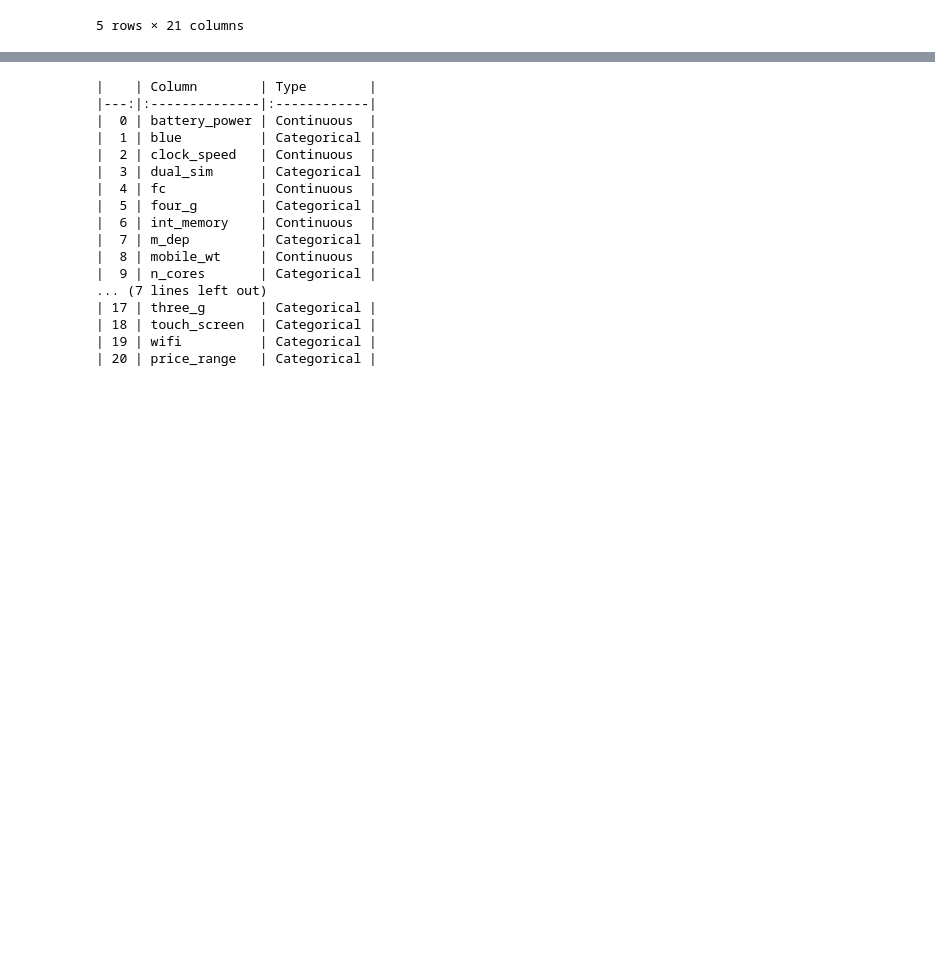
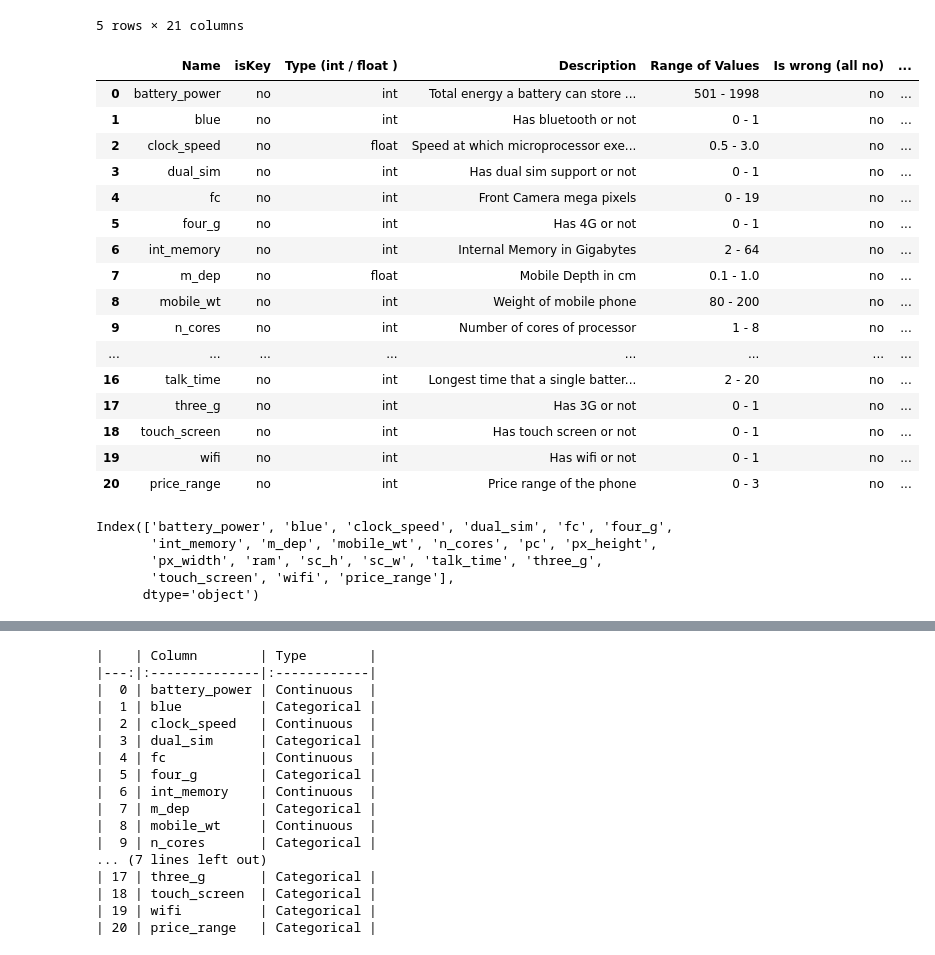
Before and after one commit to R4j4n/Semester2, a Jupyter notebook: 3334/Inclass1/analysis.ipynb, the cells around one changed output, grey strips where cells are left out. Saved outputs shown, nothing was run; the diff lists cells and outputs as text; code cells hidden in the pictures; blank space fills up the shorter version.

```diff
--- a/3334/Inclass1/analysis.ipynb
+++ b/3334/Inclass1/analysis.ipynb
@@ -12,3 +12,77 @@ df.head()
 | 3 | 615 | 1 | 2.5 | 0 | 0 | 0 | 10 | 0.8 | 131 | ... |
 | 4 | 1821 | 1 | 1.2 | 0 | 13 | 1 | 44 | 0.6 | 141 | ... |
 5 rows × 21 columns
+# %%
+
+
+# Define the descriptions list
+descriptions = [
+    "Total energy a battery can store in one time measured in mAh",
+    "Has bluetooth or not",
+    "Speed at which microprocessor executes instructions",
+    "Has dual sim support or not",
+    "Front Camera mega pixels",
+    "Has 4G or not",
+    "Internal Memory in Gigabytes",
+    "Mobile Depth in cm",
+    "Weight of mobile phone",
+    "Number of cores of processor",
+    "Primary Camera mega pixels",
+    "Pixel Resolution Height",
+    "Pixel Resolution Width",
+    "Random Access Memory in Megabytes",
+    "Screen Height of mobile in cm",
+    "Screen Width of mobile in cm",
+    "Longest time that a single battery charge will last when you are",
+    "Has 3G or not",
+    "Has touch screen or not",
+    "Has wifi or not",
+    "Price range of the phone "
+]
+
+# Ensure the length of the descriptions list matches the number of columns
+assert len(descriptions) == len(df.columns), "Descriptions list length does not match the number of columns"
+
+# Define a function to get the range of values
+def get_range(series):
+    return f"{series.min()} - {series.max()}"
+
+# Create the table
+table = pd.DataFrame({
+    'Name': df.columns,
+    'isKey': ['no'] * len(df.columns),
+    'Type (int / float )': ['int' if pd.api.types.is_integer_dtype(df[col]) else 'float' for col in df.columns],
+    'Description': descriptions,
+    'Range of Values': [get_range(df[col]) for col in df.columns],
+    'Is wrong (all no)': ['no'] * len(df.columns),
+    'Any outlier (all no)': ['no'] * len(df.columns),
+    'Categorical or Continuous': ['Categorical' if df[col].nunique() < 10 else 'Continuous' for col in df.columns]
+})
+
+table
+# %% [output]
+|  | Name | isKey | Type (int / float ) | Description | Range of Values | Is wrong (all no) | ... |
+| 0 | battery_power | no | int | Total energy a battery can store ... | 501 - 1998 | no | ... |
+| 1 | blue | no | int | Has bluetooth or not | 0 - 1 | no | ... |
+| 2 | clock_speed | no | float | Speed at which microprocessor exe... | 0.5 - 3.0 | no | ... |
+| 3 | dual_sim | no | int | Has dual sim support or not | 0 - 1 | no | ... |
+| 4 | fc | no | int | Front Camera mega pixels | 0 - 19 | no | ... |
+| 5 | four_g | no | int | Has 4G or not | 0 - 1 | no | ... |
+| 6 | int_memory | no | int | Internal Memory in Gigabytes | 2 - 64 | no | ... |
+| 7 | m_dep | no | float | Mobile Depth in cm | 0.1 - 1.0 | no | ... |
+| 8 | mobile_wt | no | int | Weight of mobile phone | 80 - 200 | no | ... |
+| 9 | n_cores | no | int | Number of cores of processor | 1 - 8 | no | ... |
+| ... | ... | ... | ... | ... | ... | ... | ... |
+| 16 | talk_time | no | int | Longest time that a single batter... | 2 - 20 | no | ... |
+| 17 | three_g | no | int | Has 3G or not | 0 - 1 | no | ... |
+| 18 | touch_screen | no | int | Has touch screen or not | 0 - 1 | no | ... |
+| 19 | wifi | no | int | Has wifi or not | 0 - 1 | no | ... |
+| 20 | price_range | no | int | Price range of the phone | 0 - 3 | no | ... |
+# %%
+df.columns
+# %% [output]
+Index(['battery_power', 'blue', 'clock_speed', 'dual_sim', 'fc', 'four_g',
+       'int_memory', 'm_dep', 'mobile_wt', 'n_cores', 'pc', 'px_height',
+       'px_width', 'ram', 'sc_h', 'sc_w', 'talk_time', 'three_g',
+       'touch_screen', 'wifi', 'price_range'],
+      dtype='object')
```
Also changed, not shown: parts of 4 cells of this notebook, 16 other files.
